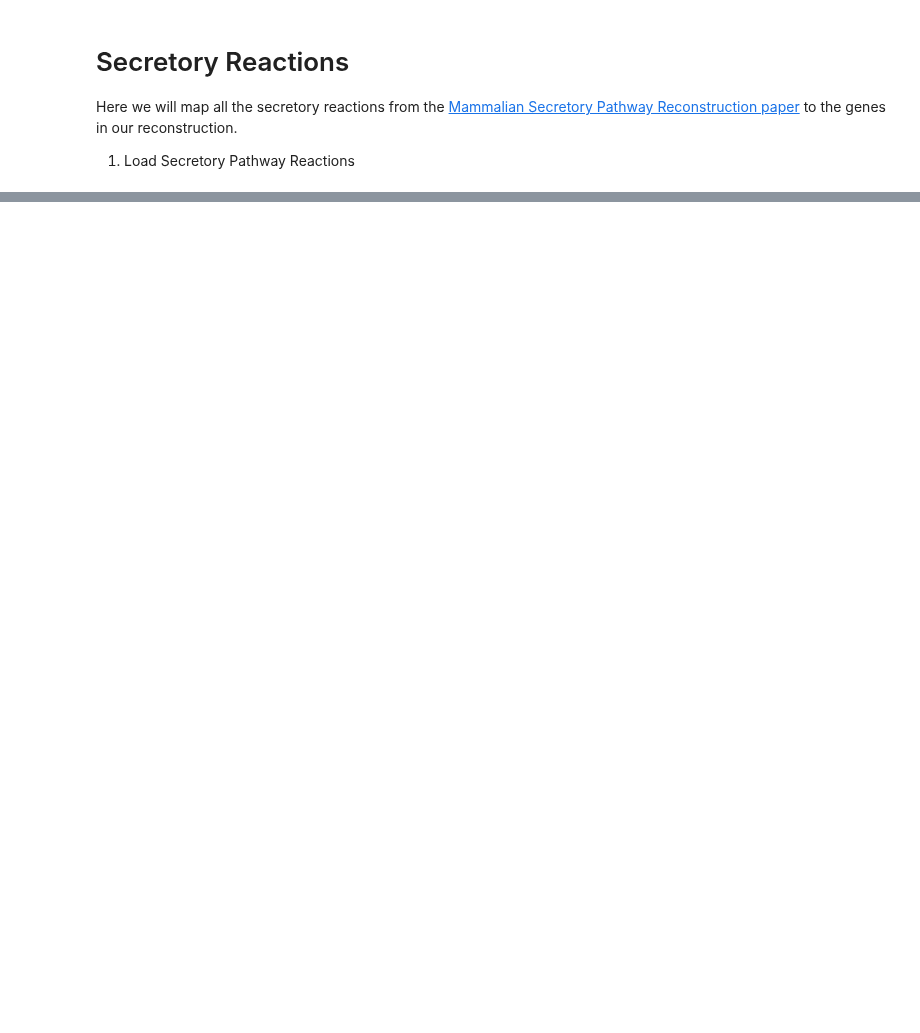
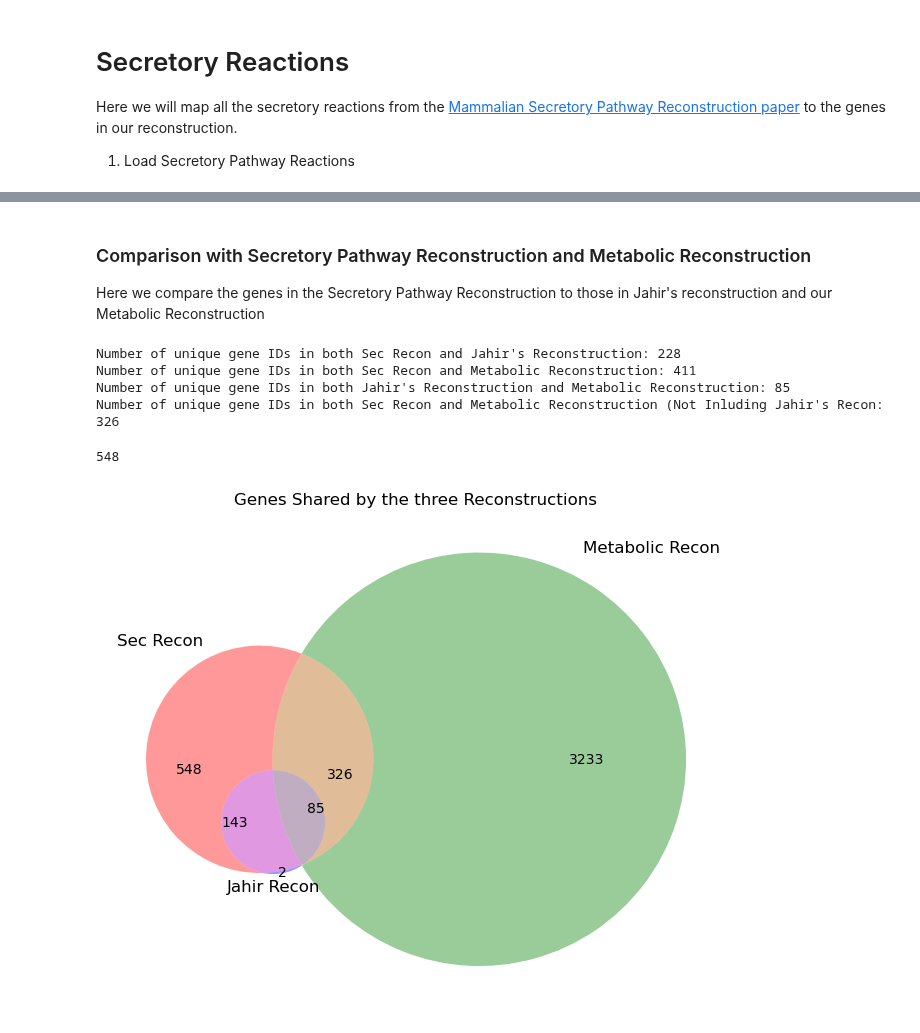
Before and after one commit to pablodig/secRecon-Secretory-Pathway-Reconstruction, a Jupyter notebook: Sec_Recon_Reactions.ipynb, the cells around one changed output, grey strips where cells are left out. Drawn from its saved outputs; the diff is of its cells as text; code cells hidden in the pictures; blank space fills up the shorter version.

Commit message:
Sec Recon Reactions

```diff
--- a/Sec_Recon_Reactions.ipynb
+++ b/Sec_Recon_Reactions.ipynb
@@ -53,0 +94,3 @@ df
+# %% [markdown]
+### Comparison with Secretory Pathway Reconstruction and Metabolic Reconstruction
+Here we compare the genes in the Secretory Pathway Reconstruction to those in Jahir's reconstruction and our Metabolic Reconstruction
@@ -53,0 +112,53 @@ df
+# %%
+# Compare Gene IDs for the three datasets
+
+# Convert lists to sets
+sec_recon_genes_set = set(sec_recon_genes)
+met_recon_genes_set = set(met_recon_genes)
+unique_gene_ids_set = set(unique_gene_ids)
+
+# Calculate intersections
+common_secrecon_jahirs = sec_recon_genes_set.intersection(unique_gene_ids_set)
+common_secrecon_metrecon = sec_recon_genes_set.intersection(met_recon_genes_set)
+common_jahirs_metrecon = unique_gene_ids_set.intersection(met_recon_genes_set)
+common_all = sec_recon_genes_set.intersection(met_recon_genes_set, unique_gene_ids_set) # common to all reconstructions
+unique_secrecon_metrecon = common_secrecon_metrecon.difference(common_all) # genes shared by Sec Recon and Met Recon minus Jahir's
+unique_sec_recon_genes = sec_recon_genes_set.difference(met_recon_genes_set,unique_gene_ids_set)
+
+# Get the number of common elements
+count_common_secrecon_jahirs = len(common_secrecon_jahirs)
+count_common_secrecon_metrecon = len(common_secrecon_metrecon)
+count_common_jahirs_metrecon = len(common_jahirs_metrecon)
+count_unique_secrecon_metrecon = len(unique_secrecon_metrecon)
+
+# Output the results
+print(f"Number of unique gene IDs in both Sec Recon and Jahir's Reconstruction: {count_common_secrecon_jahirs}")
+print(f"Number of unique gene IDs in both Sec Recon and Metabolic Reconstruction: {count_common_secrecon_metrecon}")
+print(f"Number of unique gene IDs in both Jahir's Reconstruction and Metabolic Reconstruction: {count_common_jahirs_metrecon}")
+print(f"Number of unique gene IDs in both Sec Recon and Metabolic Reconstruction (Not Inluding Jahir's Recon: {count_unique_secrecon_metrecon}")
+
+# Save gene IDs interesections as txt files
+with open('Output/reactions/common_secrecon_jahirs.txt', 'w') as file: file.writelines(f"{gene_id}\n" for gene_id in sorted(common_secrecon_jahirs))
+with open('Output/reactions/common_secrecon_metrecon.txt', 'w') as file: file.writelines(f"{gene_id}\n" for gene_id in sorted(common_secrecon_metrecon))
+with open('Output/reactions/common_jahirs_metrecon.txt', 'w') as file: file.writelines(f"{gene_id}\n" for gene_id in sorted(common_jahirs_metrecon))
+with open('Output/reactions/unique_secrecon_metrecon.txt', 'w') as file: file.writelines(f"{gene_id}\n" for gene_id in sorted(unique_secrecon_metrecon))
+# %% [output]
+Number of unique gene IDs in both Sec Recon and Jahir's Reconstruction: 228
+Number of unique gene IDs in both Sec Recon and Metabolic Reconstruction: 411
+Number of unique gene IDs in both Jahir's Reconstruction and Metabolic Reconstruction: 85
+Number of unique gene IDs in both Sec Recon and Metabolic Reconstruction (Not Inluding Jahir's Recon: 326
+# %%
+len(unique_sec_recon_genes)
+# %% [output]
+548
+# %%
+# Plotting the Venn diagram
+
+plt.figure(figsize=(8, 8))  # Set the figure size as needed
+venn_diagram = venn3([sec_recon_genes_set, met_recon_genes_set, unique_gene_ids_set],
+                     ('Sec Recon', 'Metabolic Recon', 'Jahir Recon'))
+plt.title("Genes Shared by the three Reconstructions")
+plt.savefig('Plots/venn_diagram_genes_sec_recon.png', dpi=300, bbox_inches='tight')
+plt.show()
+# %% [output]
+[figure, added]
```
Also changed, not shown: parts of 7 cells of this notebook, 23 other files.
